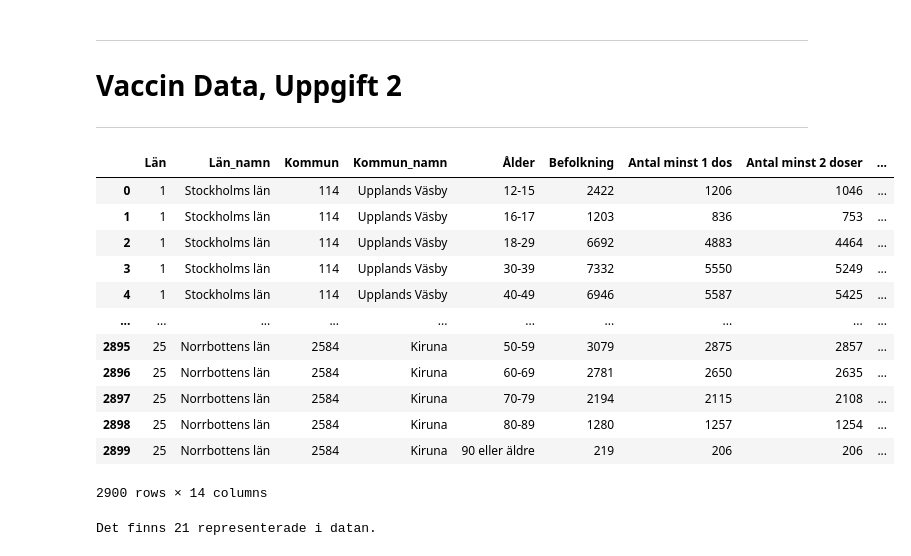
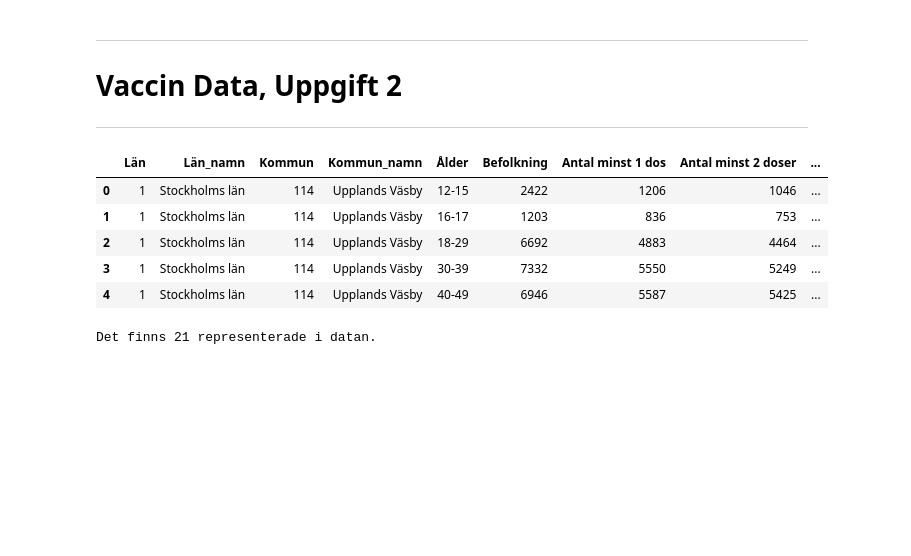
Before and after one commit to smlatic/Databehandling-Edin-Smlatic, a Jupyter notebook: Lab/Lab1-Covid/lab-Covid.ipynb, the cells around one changed output. Cells and saved outputs as stored; diff of their text form; code cells hidden in the pictures; blank space fills up the shorter version.

```diff
--- a/Lab/Lab1-Covid/lab-Covid.ipynb
+++ b/Lab/Lab1-Covid/lab-Covid.ipynb
@@ -141,21 +141,14 @@ px_line(y=["Antal_avlidna_vecka", "Antal_fall_vecka"], log_y=True, title="New de
 import pandas as pd
 # %%
 vaccindata = pd.read_excel("../Lab1-Covid/Folkhalsomyndigheten_Covid19_Vaccine.xlsx", sheet_name="Vaccinerade kommun och ålder")
-vaccindata
+vaccindata.head()
 # %% [output]
 |  | Län | Län_namn | Kommun | Kommun_namn | Ålder | Befolkning | Antal minst 1 dos | Antal minst 2 doser | ... |
 | 0 | 1 | Stockholms län | 114 | Upplands Väsby | 12-15 | 2422 | 1206 | 1046 | ... |
 | 1 | 1 | Stockholms län | 114 | Upplands Väsby | 16-17 | 1203 | 836 | 753 | ... |
 | 2 | 1 | Stockholms län | 114 | Upplands Väsby | 18-29 | 6692 | 4883 | 4464 | ... |
 | 3 | 1 | Stockholms län | 114 | Upplands Väsby | 30-39 | 7332 | 5550 | 5249 | ... |
 | 4 | 1 | Stockholms län | 114 | Upplands Väsby | 40-49 | 6946 | 5587 | 5425 | ... |
-| ... | ... | ... | ... | ... | ... | ... | ... | ... | ... |
-| 2895 | 25 | Norrbottens län | 2584 | Kiruna | 50-59 | 3079 | 2875 | 2857 | ... |
-| 2896 | 25 | Norrbottens län | 2584 | Kiruna | 60-69 | 2781 | 2650 | 2635 | ... |
-| 2897 | 25 | Norrbottens län | 2584 | Kiruna | 70-79 | 2194 | 2115 | 2108 | ... |
-| 2898 | 25 | Norrbottens län | 2584 | Kiruna | 80-89 | 1280 | 1257 | 1254 | ... |
-| 2899 | 25 | Norrbottens län | 2584 | Kiruna | 90 eller äldre | 219 | 206 | 206 | ... |
-2900 rows × 14 columns
 # %%
 # a) Hur många län finns representerade?
 
```
Also changed, not shown: parts of 5 cells of this notebook, 10 other files.
